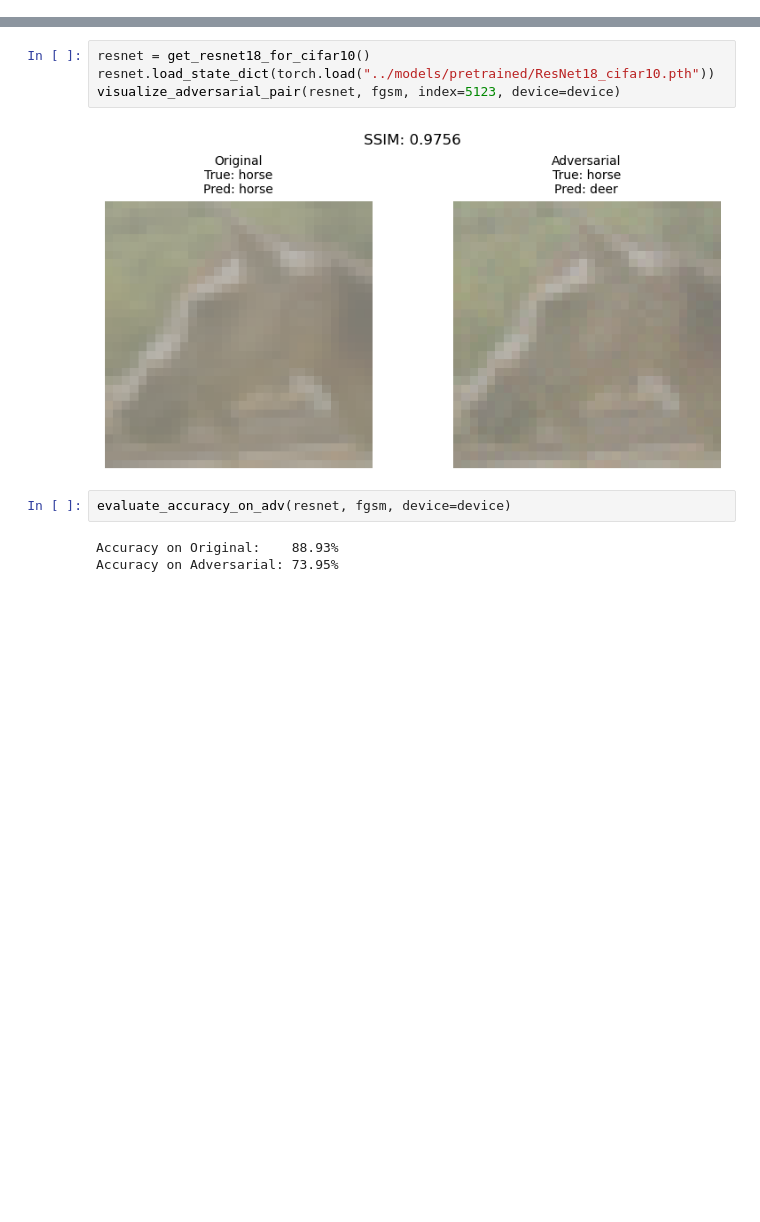
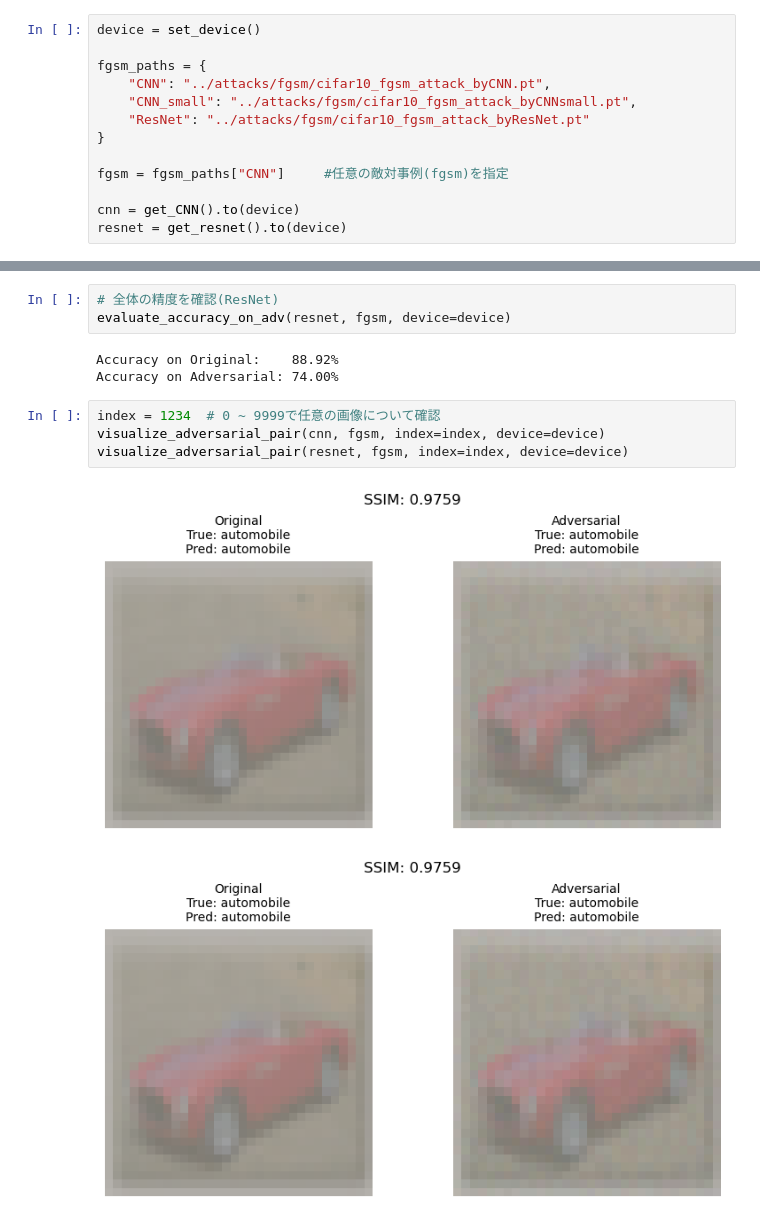
Before and after one commit to natsuki0720/adversarial-perturbation-baselines, a Jupyter notebook: notebooks/eval_fgsm.ipynb, the cells around one changed output, grey strips where cells are left out. Saved outputs shown, nothing was run; the diff lists cells and outputs as text; blank space fills up the shorter version.

```diff
--- a/notebooks/eval_fgsm.ipynb
+++ b/notebooks/eval_fgsm.ipynb
@@ -28 +14,14 @@ visualize_adversarial_pair(model, fgsm, index=5123, device=device)
+# %%
+device = set_device()
+
+fgsm_paths = {
+    "CNN": "../attacks/fgsm/cifar10_fgsm_attack_byCNN.pt",
+    "CNN_small": "../attacks/fgsm/cifar10_fgsm_attack_byCNNsmall.pt",
+    "ResNet": "../attacks/fgsm/cifar10_fgsm_attack_byResNet.pt"
+}
+
+fgsm = fgsm_paths["CNN"]     #任意の敵対事例(fgsm)を指定
+
+cnn = get_CNN().to(device)
+resnet = get_resnet().to(device)
 # %%
@@ -35,11 +33,13 @@ Accuracy on Adversarial: 47.92%
-# %%
-resnet = get_resnet18_for_cifar10()
-resnet.load_state_dict(torch.load("../models/pretrained/ResNet18_cifar10.pth"))
-visualize_adversarial_pair(resnet, fgsm, index=5123, device=device)
-# %% [output]
-[figure, removed]
 # %%
+# 全体の精度を確認(ResNet)
 evaluate_accuracy_on_adv(resnet, fgsm, device=device)
 # %% [output]
-Accuracy on Original:    88.93%
-Accuracy on Adversarial: 73.95%
+Accuracy on Original:    88.92%
+Accuracy on Adversarial: 74.00%
+# %%
+index = 1234  # 0 ~ 9999で任意の画像について確認
+visualize_adversarial_pair(cnn, fgsm, index=index, device=device)
+visualize_adversarial_pair(resnet, fgsm, index=index, device=device)
+# %% [output]
+[figure, added]
+[figure, added]
```
Also changed, not shown: parts of 4 cells of this notebook, 10 other files.
